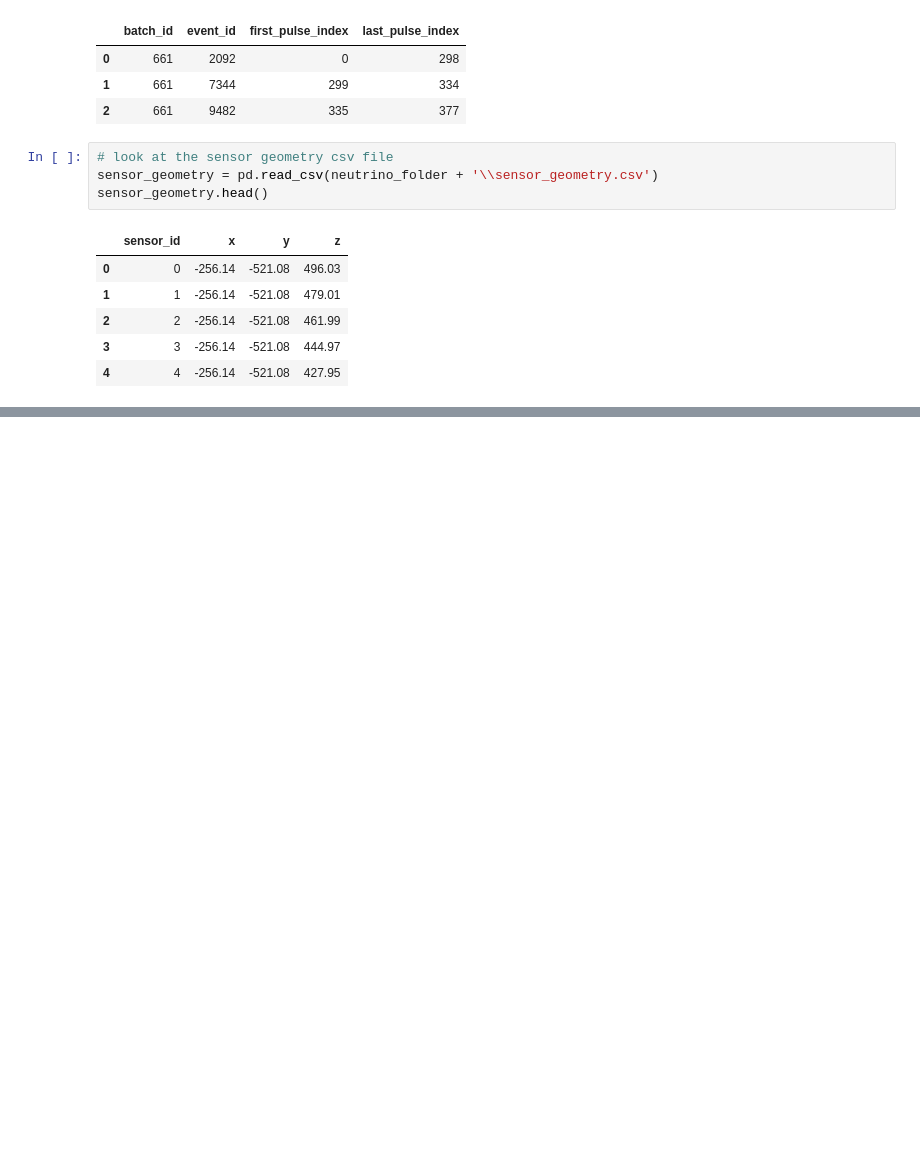
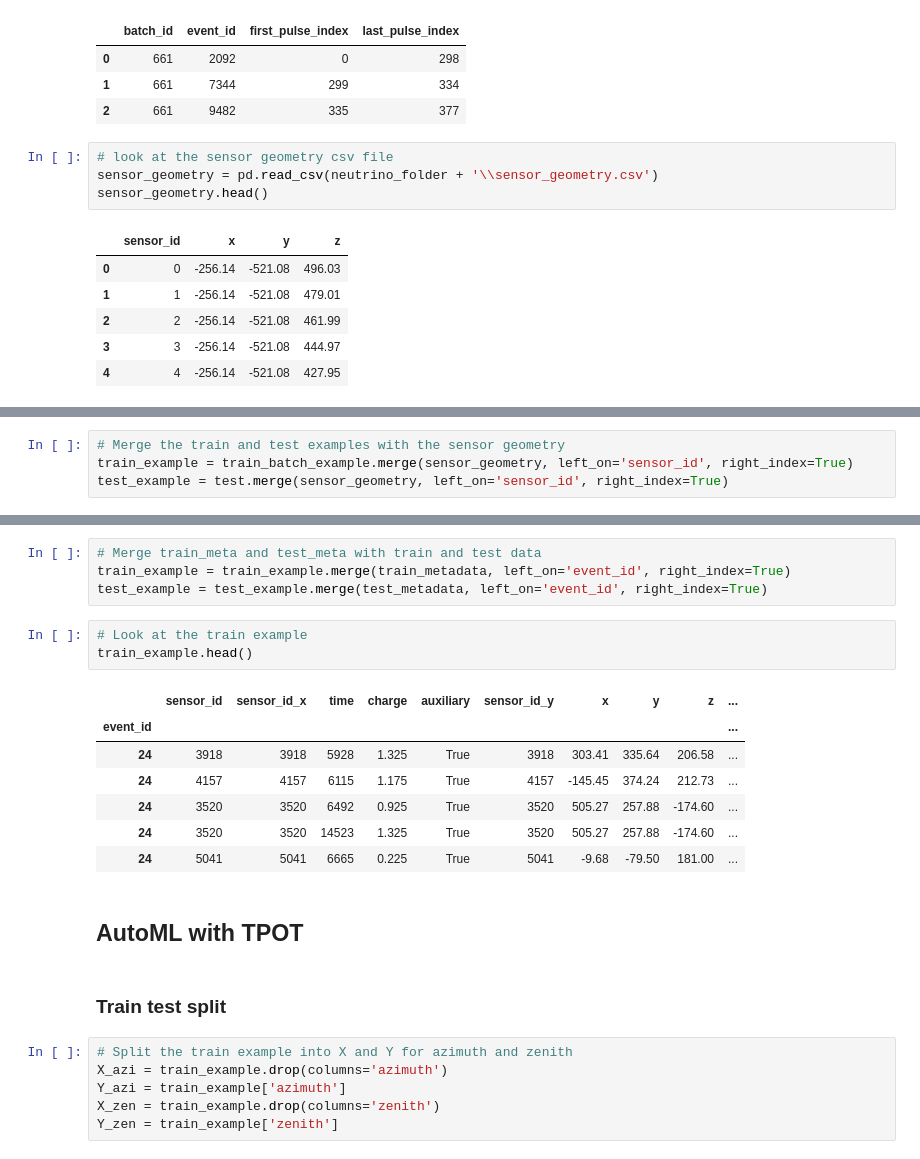
Before and after one commit to iandrorak/Neutrinos-in-Deep-Ice, a Jupyter notebook: base.ipynb, the cells around one changed output, grey strips where cells are left out. Drawn from its saved outputs; the diff is of its cells as text; blank space fills up the shorter version.

```diff
--- a/base.ipynb
+++ b/base.ipynb
@@ -108,0 +133,4 @@ sensor_geometry.head()
+# %%
+# Merge the train and test examples with the sensor geometry
+train_example = train_batch_example.merge(sensor_geometry, left_on='sensor_id', right_index=True)
+test_example = test.merge(sensor_geometry, left_on='sensor_id', right_index=True)
@@ -108,0 +147,25 @@ sensor_geometry.head()
+# %%
+# Merge train_meta and test_meta with train and test data
+train_example = train_example.merge(train_metadata, left_on='event_id', right_index=True)
+test_example = test_example.merge(test_metadata, left_on='event_id', right_index=True)
+# %%
+# Look at the train example
+train_example.head()
+# %% [output]
+|  | sensor_id | sensor_id_x | time | charge | auxiliary | sensor_id_y | x | y | z | ... |
+| event_id |  |  |  |  |  |  |  |  |  | ... |
+| 24 | 3918 | 3918 | 5928 | 1.325 | True | 3918 | 303.41 | 335.64 | 206.58 | ... |
+| 24 | 4157 | 4157 | 6115 | 1.175 | True | 4157 | -145.45 | 374.24 | 212.73 | ... |
+| 24 | 3520 | 3520 | 6492 | 0.925 | True | 3520 | 505.27 | 257.88 | -174.60 | ... |
+| 24 | 3520 | 3520 | 14523 | 1.325 | True | 3520 | 505.27 | 257.88 | -174.60 | ... |
+| 24 | 5041 | 5041 | 6665 | 0.225 | True | 5041 | -9.68 | -79.50 | 181.00 | ... |
+# %% [markdown]
+## AutoML with TPOT
+# %% [markdown]
+### Train test split
+# %%
+# Split the train example into X and Y for azimuth and zenith
+X_azi = train_example.drop(columns='azimuth')
+Y_azi = train_example['azimuth']
+X_zen = train_example.drop(columns='zenith')
+Y_zen = train_example['zenith']
```
Also changed, not shown: parts of 17 cells of this notebook.
